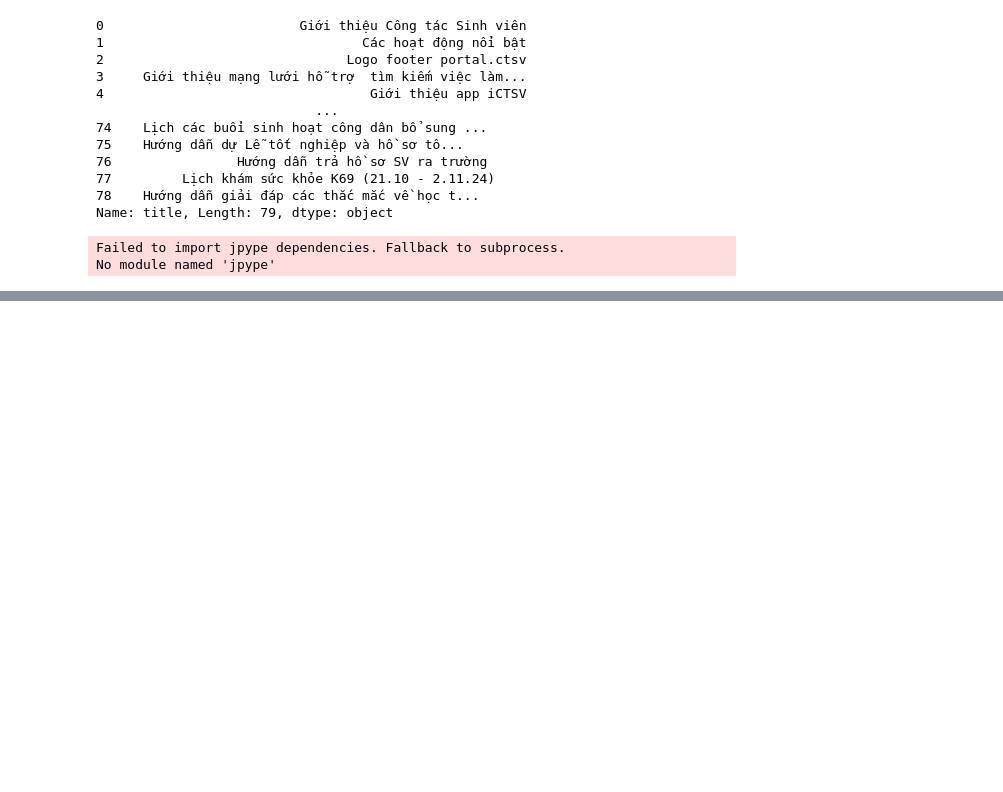
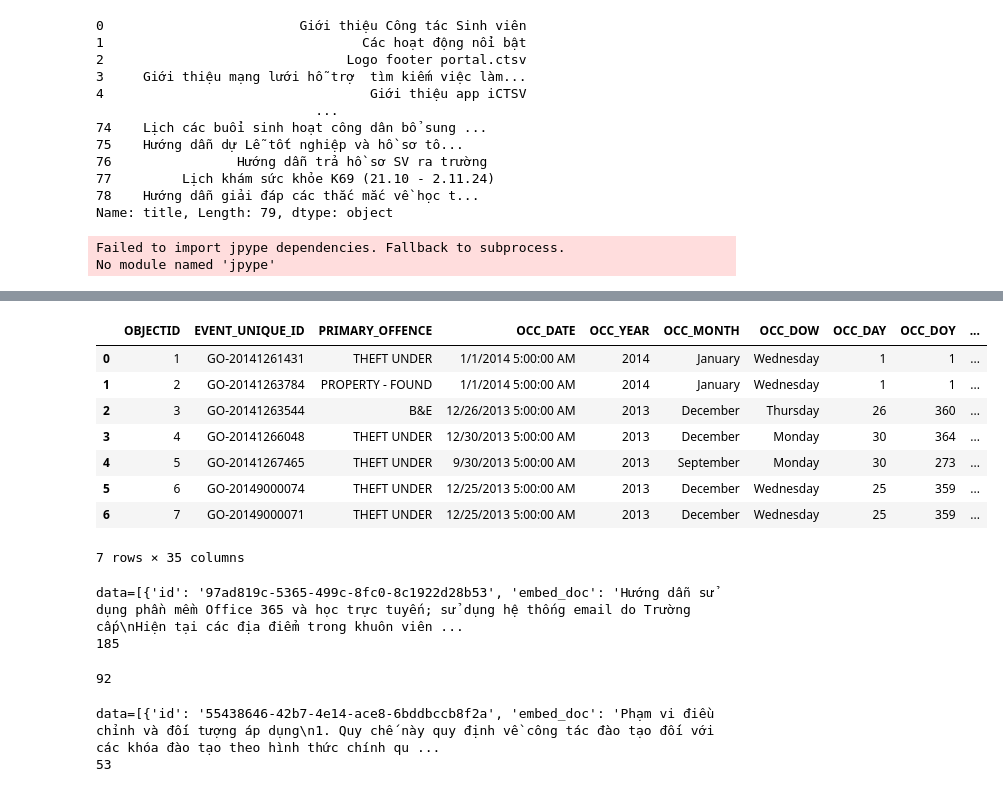
Before and after one commit to Dangptpt/Hust-Data-Crawler, a Jupyter notebook: clean_data.ipynb, the cells around one changed output, grey strips where cells are left out. Drawn from its saved outputs; the diff is of its cells as text; code cells hidden in the pictures; blank space fills up the shorter version.

```diff
--- a/clean_data.ipynb
+++ b/clean_data.ipynb
@@ -78,0 +175,15 @@ for row, item in df.iterrows():
+# %%
+import pandas as pd
+
+df = pd.read_csv('bicyle_thieve.csv')
+df
+# %% [output]
+|  | OBJECTID | EVENT_UNIQUE_ID | PRIMARY_OFFENCE | OCC_DATE | OCC_YEAR | OCC_MONTH | OCC_DOW | OCC_DAY | OCC_DOY | ... |
+| 0 | 1 | GO-20141261431 | THEFT UNDER | 1/1/2014 5:00:00 AM | 2014 | January | Wednesday | 1 | 1 | ... |
+| 1 | 2 | GO-20141263784 | PROPERTY - FOUND | 1/1/2014 5:00:00 AM | 2014 | January | Wednesday | 1 | 1 | ... |
+| 2 | 3 | GO-20141263544 | B&E | 12/26/2013 5:00:00 AM | 2013 | December | Thursday | 26 | 360 | ... |
+| 3 | 4 | GO-20141266048 | THEFT UNDER | 12/30/2013 5:00:00 AM | 2013 | December | Monday | 30 | 364 | ... |
+| 4 | 5 | GO-20141267465 | THEFT UNDER | 9/30/2013 5:00:00 AM | 2013 | September | Monday | 30 | 273 | ... |
+| 5 | 6 | GO-20149000074 | THEFT UNDER | 12/25/2013 5:00:00 AM | 2013 | December | Wednesday | 25 | 359 | ... |
+| 6 | 7 | GO-20149000071 | THEFT UNDER | 12/25/2013 5:00:00 AM | 2013 | December | Wednesday | 25 | 359 | ... |
+7 rows × 35 columns
@@ -78,0 +243,58 @@ for row, item in df.iterrows():
+# %%
+folder_path = 'clean_stsv'
+all_files = [f for f in os.listdir(folder_path) if os.path.isfile(os.path.join(folder_path, f))]
+cnt = 0
+data_supabase = []
+for file in all_files:
+    with open(f'{folder_path}/{file}', 'r', encoding='utf-8') as f:
+        data = f.read()
+        docs = data.split('\n\n\n')
+        cnt += len(docs)
+        for doc in docs:
+            title = re.search(r"^Title: (.+)", doc)
+            if title:
+                embed_doc = remove_links(doc.split("Title: ")[1])
+                # embed_doc = replace_table(embed_doc)
+                data_supabase.append({
+                    'id': str(uuid.uuid4()),
+                    'embed_doc': embed_doc,
+                    'raw_doc': doc,
+                    'type_doc': file
+                })
+                cnt += 1
+res = push_data_to_supabase(data_supabase, 'document_v2')
+print(res)
+print(cnt)
+# %% [output]
+data=[{'id': '97ad819c-5365-499c-8fc0-8c1922d28b53', 'embed_doc': 'Hướng dẫn sử dụng phần mềm Office 365 và học trực tuyến; sử dụng hệ thống email do Trường cấp\nHiện tại các địa điểm trong khuôn viên ...
+185
+# %%
+print(len(data_supabase))
+# %% [output]
+92
+# %%
+folder_path = 'clean_regulations'
+all_files = [f for f in os.listdir(folder_path) if os.path.isfile(os.path.join(folder_path, f))]
+cnt = 0
+data_supabase = []
+for file in all_files:
+    with open(f'{folder_path}/{file}', 'r', encoding='utf-8') as f:
+        data = f.read()
+        docs = data.split('\n\n')
+        for doc in docs:
+            embed_doc = re.sub(r"Điều \d+\.\s*", "", doc)
+            embed_doc = replace_table(embed_doc)
+            data_supabase.append({
+                'id': str(uuid.uuid4()),
+                'embed_doc': embed_doc,
+                'raw_doc': doc,
+                'type_doc': file
+            })
+            cnt += 1
+
+res = push_data_to_supabase(data_supabase, 'document_v2')
+print(res)
+print(cnt)
+# %% [output]
+data=[{'id': '55438646-42b7-4e14-ace8-6bddbccb8f2a', 'embed_doc': 'Phạm vi điều chỉnh và đối tượng áp dụng\n1. Quy chế này quy định về công tác đào tạo đối với các khóa đào tạo theo hình thức chính qu ...
+53
```
Also changed, not shown: parts of 6 cells of this notebook, 26 other files.
